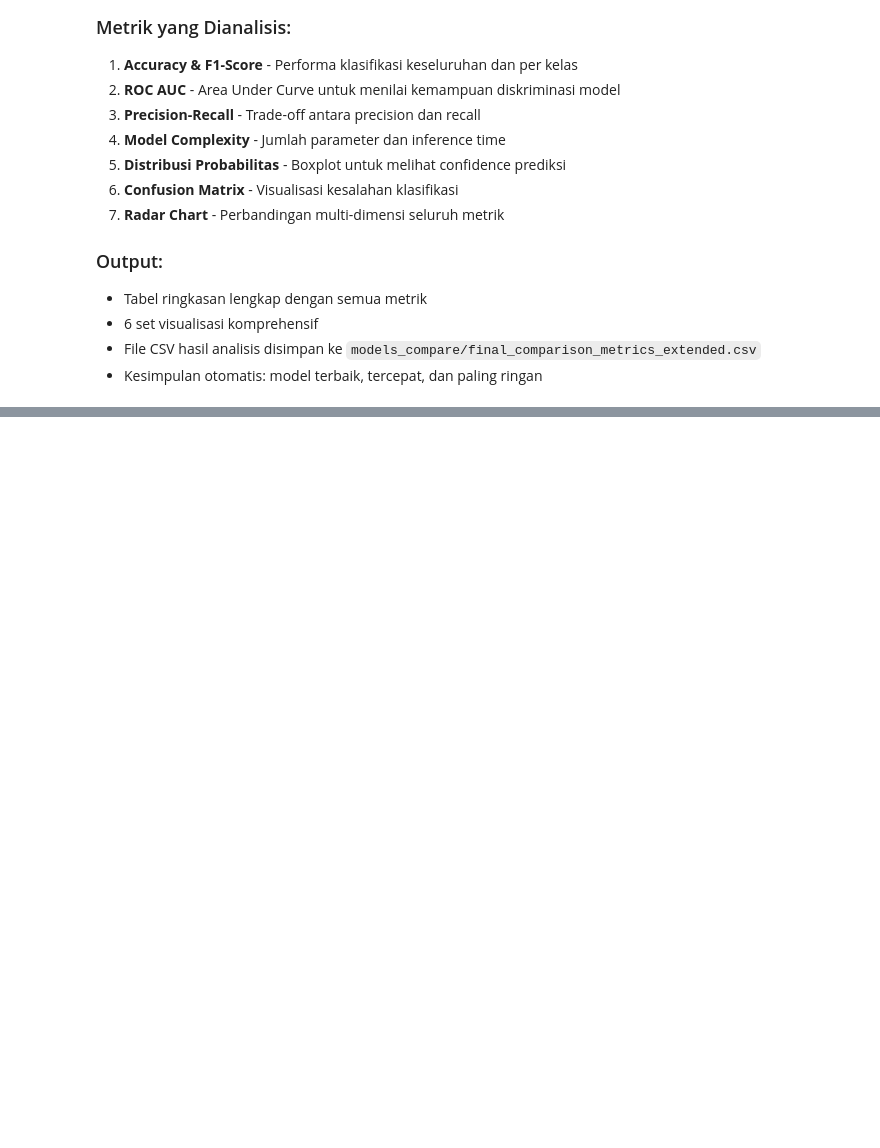
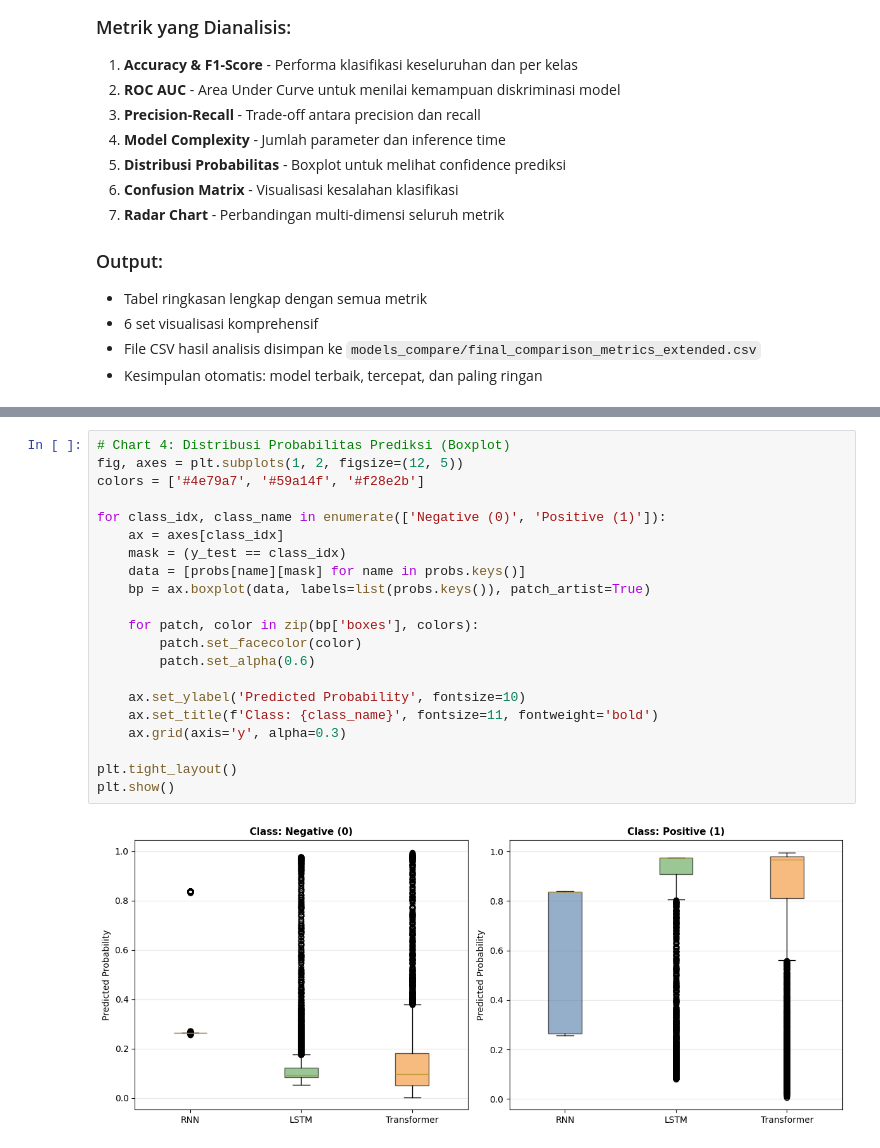
Before and after one commit to iDesxtop/Tugas-3-Transformer_Kelompok-3, a Jupyter notebook: Klasifikasi/Transformer_New.ipynb, the cells around one changed output, grey strips where cells are left out. Drawn from its saved outputs; the diff is of its cells as text; blank space fills up the shorter version.

```diff
--- a/Klasifikasi/Transformer_New.ipynb
+++ b/Klasifikasi/Transformer_New.ipynb
@@ -1599,0 +1695,23 @@ Dari analisis ROC Curve yang kami lakukan, kami dapat mengkonfirmasi bahwa LSTM
+# %%
+# Chart 4: Distribusi Probabilitas Prediksi (Boxplot)
+fig, axes = plt.subplots(1, 2, figsize=(12, 5))
+colors = ['#4e79a7', '#59a14f', '#f28e2b']
+
+for class_idx, class_name in enumerate(['Negative (0)', 'Positive (1)']):
+    ax = axes[class_idx]
+    mask = (y_test == class_idx)
+    data = [probs[name][mask] for name in probs.keys()]
+    bp = ax.boxplot(data, labels=list(probs.keys()), patch_artist=True)
+
+    for patch, color in zip(bp['boxes'], colors):
+        patch.set_facecolor(color)
+        patch.set_alpha(0.6)
+
+    ax.set_ylabel('Predicted Probability', fontsize=10)
+    ax.set_title(f'Class: {class_name}', fontsize=11, fontweight='bold')
+    ax.grid(axis='y', alpha=0.3)
+
+plt.tight_layout()
+plt.show()
+# %% [output]
+[figure, added]
```
Also changed, not shown: parts of 48 cells of this notebook, 7 other files.
